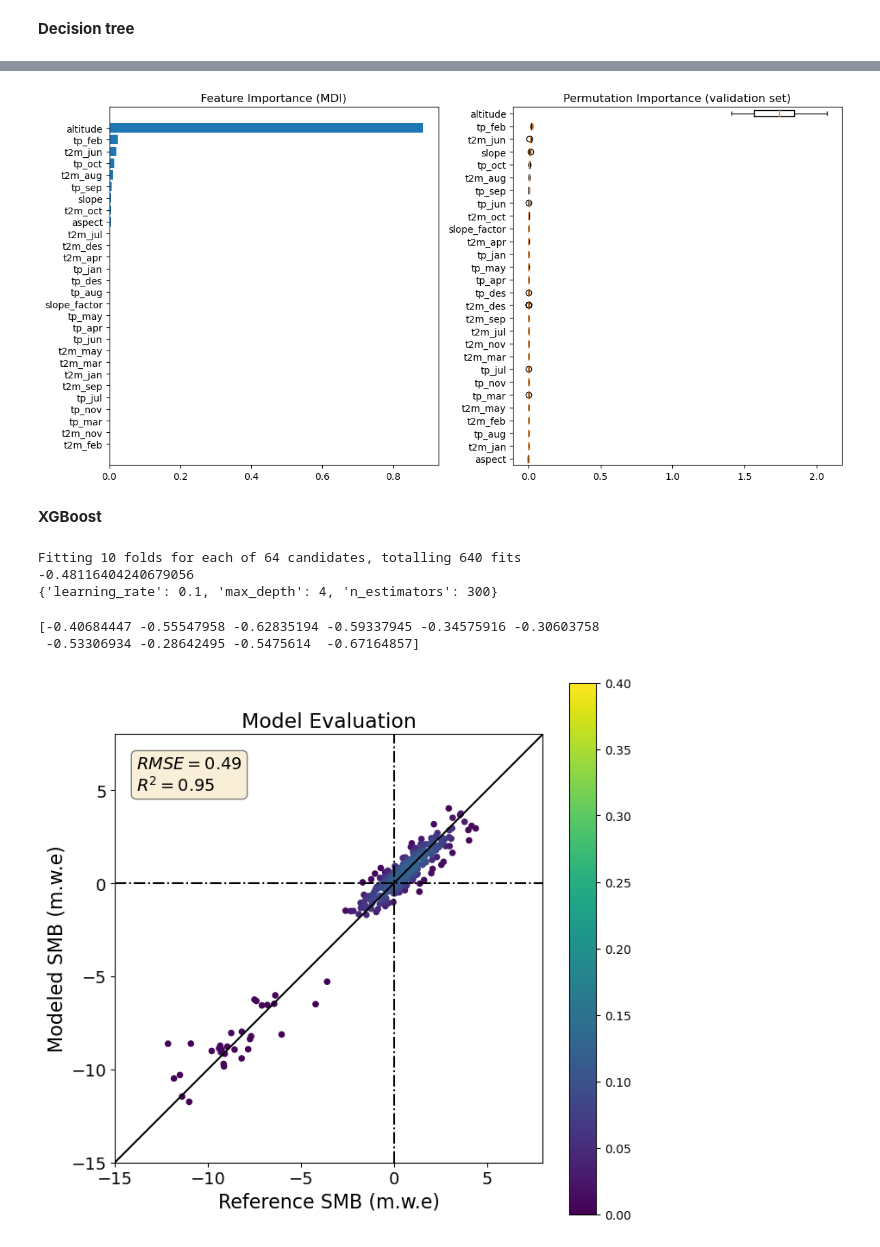
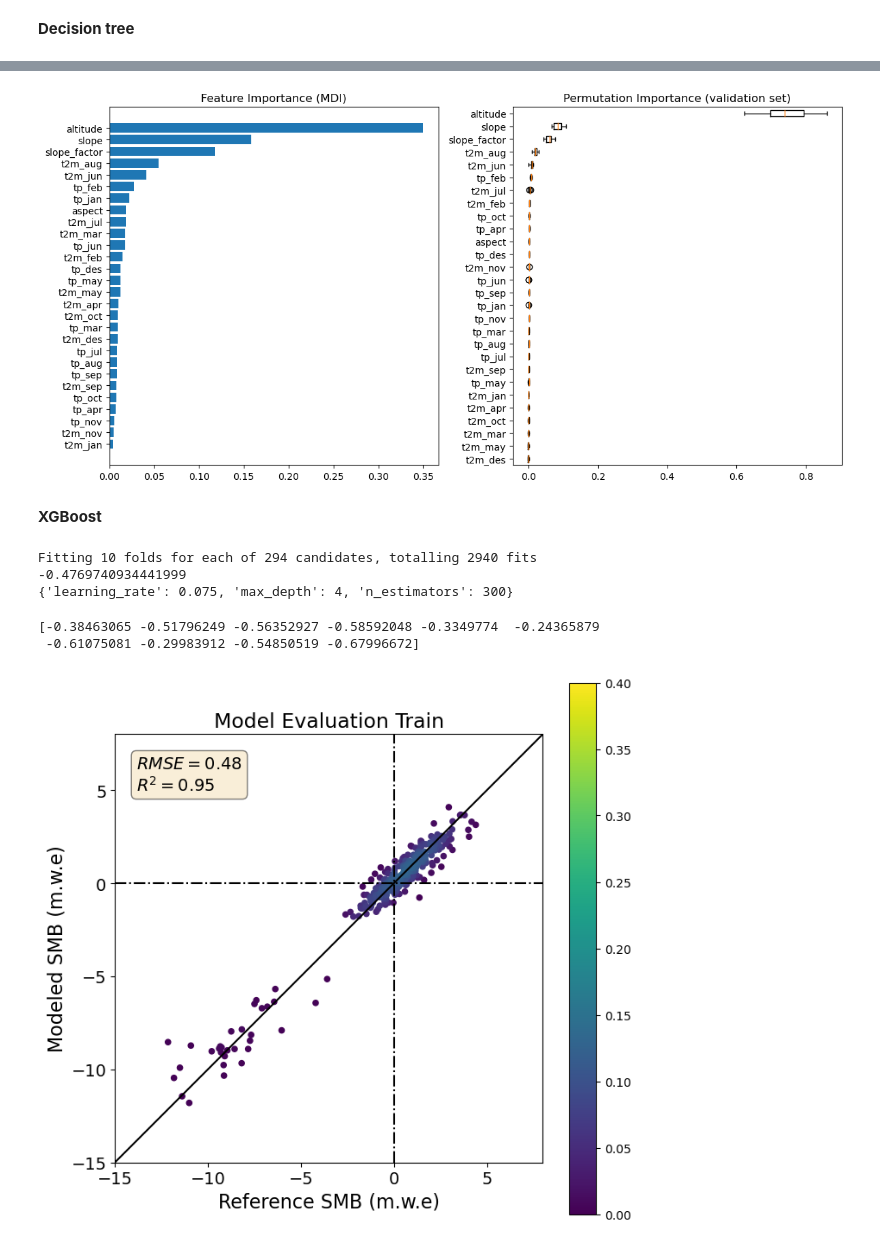
Before and after one commit to khsjursen/ML_MB_Norway, a Jupyter notebook: train_model.ipynb, the cells around one changed output, grey strips where cells are left out. Saved outputs shown, nothing was run; the diff lists cells and outputs as text; code cells hidden in the pictures.

```diff
--- a/train_model.ipynb
+++ b/train_model.ipynb
@@ -311,7 +311,7 @@ X_train.shape, y_train.shape
 # %% [output]
 ((281, 28), (281, 1))
 # %%
-def plot_prediction(y1, y2, n_toplot=10**10):
+def plot_prediction(y1, y2, data_type:str, n_toplot=10**10):
 
     from scipy.stats import gaussian_kde
     from sklearn.metrics import r2_score, mean_squared_error
@@ -329,7 +329,7 @@ def plot_prediction(y1, y2, n_toplot=10**10):
     y_plt, ann_plt, z = y_expected[idx], y_predicted[idx], z[idx]
 
     plt.figure(figsize=(8,8))
-    plt.title("Model Evaluation", fontsize=17)
+    plt.title("Model Evaluation " + data_type, fontsize=17)
     plt.ylabel('Modeled SMB (m.w.e)', fontsize=16)
     plt.xlabel('Reference SMB (m.w.e)', fontsize=16)
     sc = plt.scatter(y_plt, ann_plt, c=z, s=20)
@@ -435,8 +447,8 @@ plot_prediction(y_train, reg_tree.predict(X_train), n_toplot=5000)
 from sklearn import ensemble
 from sklearn.inspection import permutation_importance
 # %%
-#model = 'random forest'
-model = 'gradient boosting'
+model = 'random forest'
+#model = 'gradient boosting'
 
 if model == 'gradient boosting':
 
@@ -453,8 +465,8 @@ if model == 'gradient boosting':
 elif model == 'random forest':
 
     params = {
-        "n_estimators": 100,
-        "max_depth": 10,
+        "n_estimators": 50,
+        "max_depth": 8,
         "min_samples_split": 5,
         "criterion": "absolute_error",
         'max_features': 10,
@@ -496,7 +512,7 @@ plt.title("Permutation Importance (validation set)")
 fig.tight_layout()
 plt.show()
 # %% [output]
-[figure, old version]
+[figure, new version]
 # %% [markdown]
 **XGBoost**
 # %%
@@ -505,9 +521,9 @@ from sklearn.model_selection import GridSearchCV
 # %%
 xgb_model = xgb.XGBRegressor()
 
-clf = GridSearchCV(xgb_model, {'max_depth': [2, 4, 6, 8],
-                               'n_estimators': [50, 100, 200, 300],
-                              'learning_rate': [0.01, 0.05, 0.1, 0.2]},
+clf = GridSearchCV(xgb_model, {'max_depth': [2, 3, 4, 5, 6, 7, 8],
+                               'n_estimators': [50, 100, 150, 200, 250, 300],
+                              'learning_rate': [0.01, 0.025, 0.05, 0.075, 0.1, 0.15, 0.2]},
                    cv=10,
                    verbose=1,
                    n_jobs=4,
@@ -517,7 +533,7 @@ clf.fit(X_train, y_train)
 print(clf.best_score_)
 print(clf.best_params_)
 # %% [output]
-Fitting 10 folds for each of 64 candidates, totalling 640 fits
--0.48116404240679056
-{'learning_rate': 0.1, 'max_depth': 4, 'n_estimators': 300}
+Fitting 10 folds for each of 294 candidates, totalling 2940 fits
+-0.4769740934441999
+{'learning_rate': 0.075, 'max_depth': 4, 'n_estimators': 300}
 # %%
@@ -529,8 +545,8 @@ from sklearn.model_selection import cross_val_predict as cvp
 from sklearn.model_selection import cross_val_score
 
 xgb_model = xgb.XGBRegressor(max_depth = 4,
-                             n_estimators = 100,
-                             learning_rate = 0.1)
+                             n_estimators = 300,
+                             learning_rate = 0.075)
 #res = xgb.cv(param, dtrain, nfold=10,
 #             metrics={'error'})#, #seed=0,
              #callbacks=[xgb.callback.EvaluationMonitor(show_stdv=False),
@@ -553,9 +569,9 @@ y_pred = cvp(xgb_model, X_train, y_train, cv=10, n_jobs = 2)#, fit_params = para
 
 #xgb_model.fit(X_train, y_train)
 # %% [output]
-[-0.40684447 -0.55547958 -0.62835194 -0.59337945 -0.34575916 -0.30603758
- -0.53306934 -0.28642495 -0.5475614  -0.67164857]
+[-0.38463065 -0.51796249 -0.56352927 -0.58592048 -0.3349774  -0.24365879
+ -0.61075081 -0.29983912 -0.54850519 -0.67996672]
 # %%
-plot_prediction(y_train, y_pred, n_toplot=5000)
+plot_prediction(y_train, y_pred, 'Train', n_toplot=5000)
 # %% [output]
-[figure, old version]
+[figure, new version]
```
Also changed, not shown: parts of 16 cells of this notebook.
